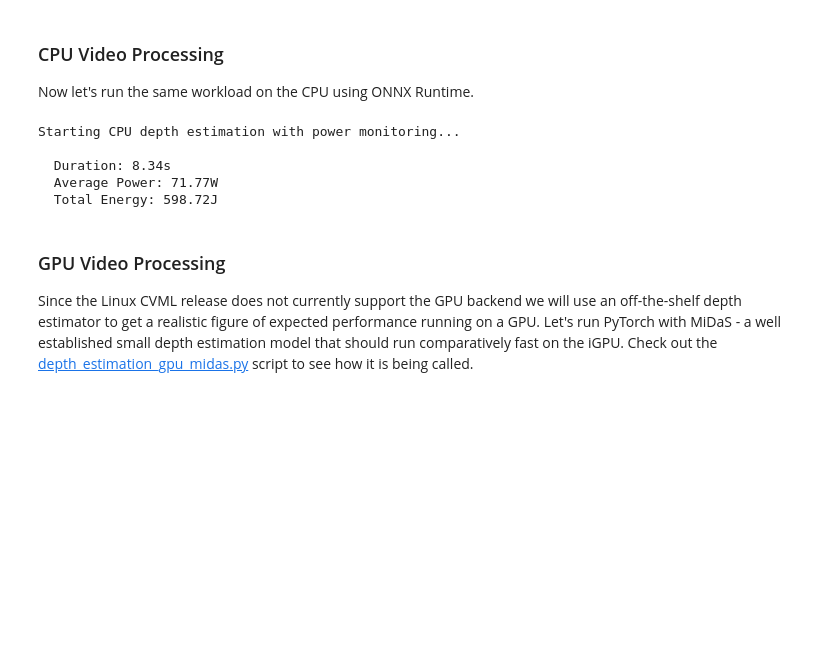
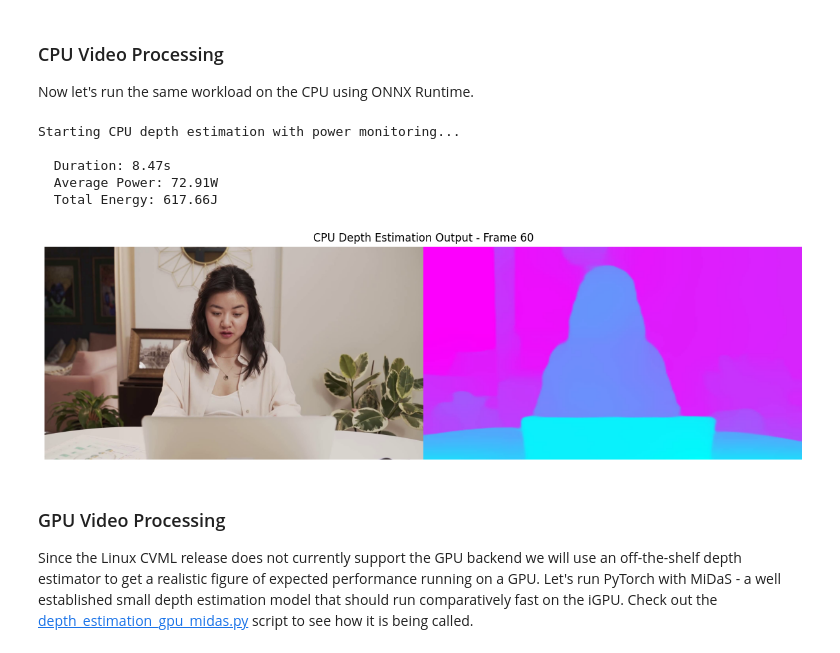
Before and after one commit to skalade/Ryzers, a Jupyter notebook: megadockers/npu/notebooks/2_ryzenai_cvml_library.ipynb, the cells around one changed output. Saved outputs shown, nothing was run; the diff lists cells and outputs as text; code cells hidden in the pictures; blank space fills up the shorter version.

```diff
--- a/megadockers/npu/notebooks/2_ryzenai_cvml_library.ipynb
+++ b/megadockers/npu/notebooks/2_ryzenai_cvml_library.ipynb
@@ -216,25 +234,40 @@ Now let's run the same workload on the CPU using ONNX Runtime.
 # %%
 print("Starting CPU depth estimation with power monitoring...\n")
 cpu_duration, cpu_power_samples, cpu_result = run_inference_with_power('cpu')
 
 # Calculate statistics
 cpu_avg_power = np.mean(cpu_power_samples)
 
 print(f"  Duration: {cpu_duration:.2f}s")
 print(f"  Average Power: {cpu_avg_power:.2f}W")
 print(f"  Total Energy: {(cpu_avg_power * cpu_duration):.2f}J")
 
 cpu_stats = {
     'duration': cpu_duration,
     'avg_power': cpu_avg_power,
     'samples': cpu_power_samples
 }
+
+# Extract and visualize a frame from the NPU output
+cap = cv2.VideoCapture('output_cpu.mp4')
+cap.set(cv2.CAP_PROP_POS_FRAMES, 60)
+ret, frame = cap.read()
+cap.release()
+
+if ret:
+    plt.figure(figsize=(12, 8))
+    plt.imshow(cv2.cvtColor(frame, cv2.COLOR_BGR2RGB))
+    plt.title('CPU Depth Estimation Output - Frame 60')
+    plt.axis('off')
+    plt.tight_layout()
+    plt.show()
 # %% [output]
 Starting CPU depth estimation with power monitoring...
 
-  Duration: 8.34s
-  Average Power: 71.77W
-  Total Energy: 598.72J
+  Duration: 8.47s
+  Average Power: 72.91W
+  Total Energy: 617.66J
+[figure, added]
 # %% [markdown]
 ### GPU Video Processing
 
```
Also changed, not shown: parts of 7 cells of this notebook, 1 other file.
